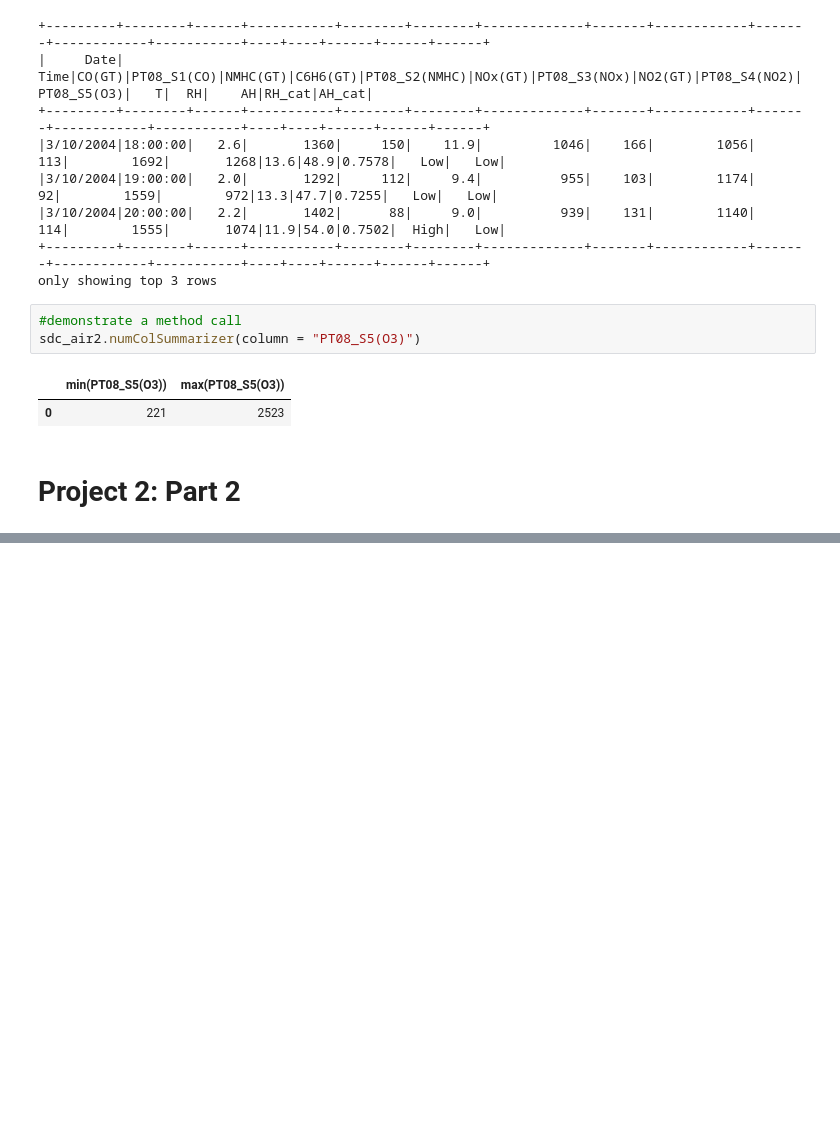
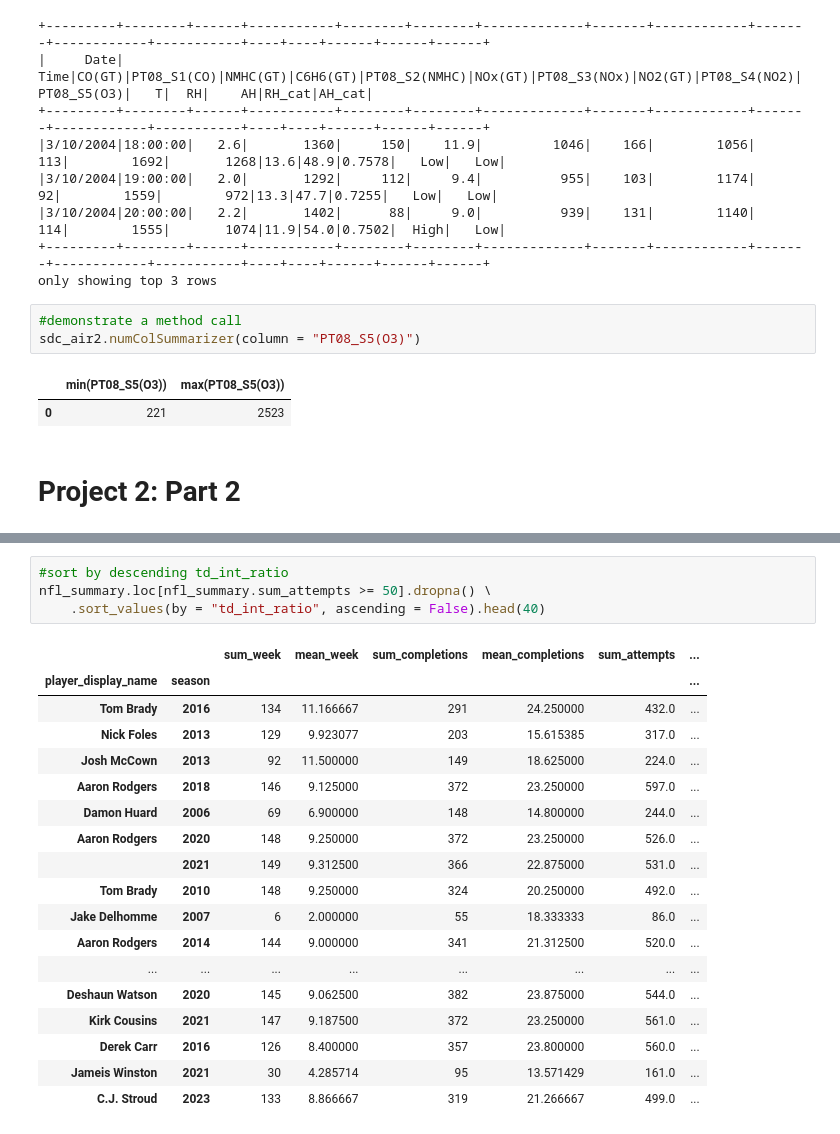
Before and after one commit to lytyler/ST554_project2, a Jupyter notebook: project2_part1b_part2.ipynb, the cells around one changed output, grey strips where cells are left out. Drawn from its saved outputs; the diff is of its cells as text; blank space fills up the shorter version.

```diff
--- a/project2_part1b_part2.ipynb
+++ b/project2_part1b_part2.ipynb
@@ -345,0 +505,23 @@ sdc_air2.numColSummarizer(column = "PT08_S5(O3)")
+# %%
+#sort by descending td_int_ratio
+nfl_summary.loc[nfl_summary.sum_attempts >= 50].dropna() \
+    .sort_values(by = "td_int_ratio", ascending = False).head(40)
+# %% [output]
+|  |  | sum_week | mean_week | sum_completions | mean_completions | sum_attempts | ... |
+| player_display_name | season |  |  |  |  |  | ... |
+| Tom Brady | 2016 | 134 | 11.166667 | 291 | 24.250000 | 432.0 | ... |
+| Nick Foles | 2013 | 129 | 9.923077 | 203 | 15.615385 | 317.0 | ... |
+| Josh McCown | 2013 | 92 | 11.500000 | 149 | 18.625000 | 224.0 | ... |
+| Aaron Rodgers | 2018 | 146 | 9.125000 | 372 | 23.250000 | 597.0 | ... |
+| Damon Huard | 2006 | 69 | 6.900000 | 148 | 14.800000 | 244.0 | ... |
+| Aaron Rodgers | 2020 | 148 | 9.250000 | 372 | 23.250000 | 526.0 | ... |
+|  | 2021 | 149 | 9.312500 | 366 | 22.875000 | 531.0 | ... |
+| Tom Brady | 2010 | 148 | 9.250000 | 324 | 20.250000 | 492.0 | ... |
+| Jake Delhomme | 2007 | 6 | 2.000000 | 55 | 18.333333 | 86.0 | ... |
+| Aaron Rodgers | 2014 | 144 | 9.000000 | 341 | 21.312500 | 520.0 | ... |
+| ... | ... | ... | ... | ... | ... | ... | ... |
+| Deshaun Watson | 2020 | 145 | 9.062500 | 382 | 23.875000 | 544.0 | ... |
+| Kirk Cousins | 2021 | 147 | 9.187500 | 372 | 23.250000 | 561.0 | ... |
+| Derek Carr | 2016 | 126 | 8.400000 | 357 | 23.800000 | 560.0 | ... |
+| Jameis Winston | 2021 | 30 | 4.285714 | 95 | 13.571429 | 161.0 | ... |
+| C.J. Stroud | 2023 | 133 | 8.866667 | 319 | 21.266667 | 499.0 | ... |
```
Also changed, not shown: parts of 14 cells of this notebook.
